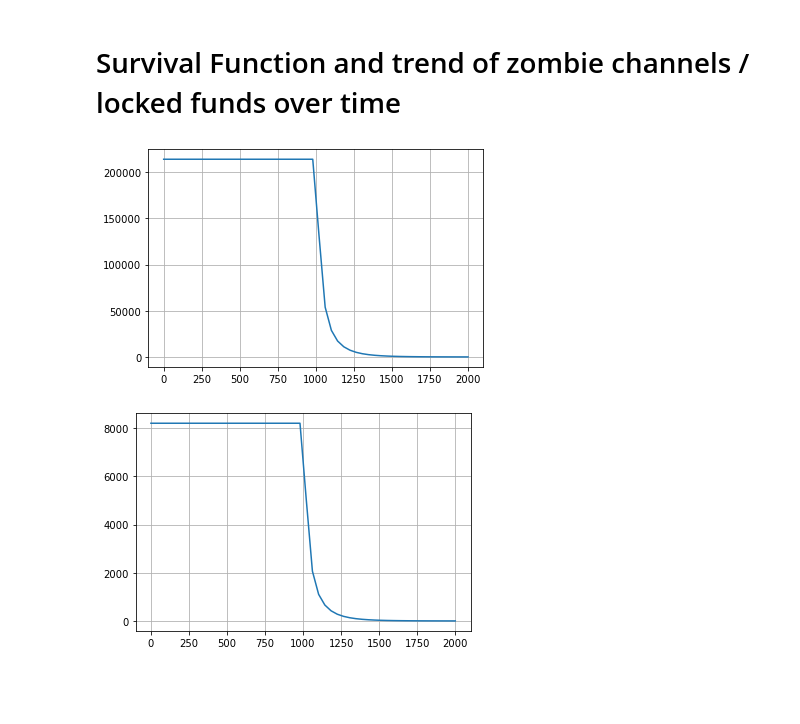
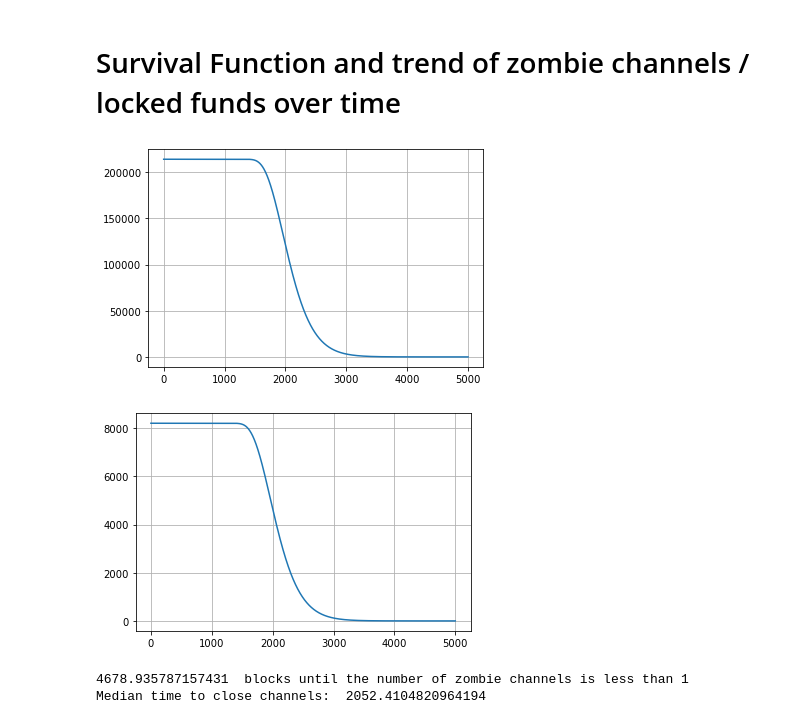
Before and after one commit to CosimoSguanci/Mass-Exit-Attacks-on-LN, a Jupyter notebook: ZombieAttack.ipynb, the cells around one changed output. Cells and saved outputs as stored; diff of their text form; code cells hidden in the pictures; blank space fills up the shorter version.

Commit message:
Added analysis about Zombie Attack

```diff
--- a/ZombieAttack.ipynb
+++ b/ZombieAttack.ipynb
@@ -2,6 +2,7 @@
 # Distribution of the confirmation times
 # %%
 from scipy.stats import invgauss
+#import scipy.integrate as integrate
 import matplotlib.pyplot as plt
 import numpy as np
 import itertools
@@ -9,8 +10,8 @@ import itertools
 fig, ax = plt.subplots()
 ax.grid(True)
 
-# Initial Position in the mempool (in blocks, in this case 5*3000 = 150000 transactions ahead of the one analyzed)
-y = 5
+# Initial Position in the mempool (in blocks)
+y = 109.6
 
 # Arrival rate of transactions with an high fee density
 c = 0.9
@@ -21,10 +22,10 @@ correction = 0.33 # c = 0.9 -> 0.33, c = 0.95 -> 0.35, c = 0.25 -> 0.5
 mu = (y + correction) / (1 - c)
 shape = (y + correction)**2
 
-num_blocks_plot = 2000
+num_blocks_plot = 5000
 
-x = np.linspace(0,num_blocks_plot)
+x = np.linspace(0, num_blocks_plot, num=num_blocks_plot)
 
-plt.plot(x,invgauss.cdf(x, mu/shape, scale=shape))
+plt.plot(x, invgauss.cdf(x, mu/shape, scale=shape))
 plt.show()
 # %% [output]
@@ -34,32 +35,52 @@ plt.show()
 # %%
 initial_num_zombie_channels = 428400 / 2
 initial_locked_BTC = 16422 / 2
 
-def f(x, mu, shape, INIT_VALUE):
+max_survival_time = None
+median_time = None
+
+def f(x, mu, shape, INIT_VALUE, check_max_survival_time, check_median_time):
     if x >= 0 and x <= 1000:
         return INIT_VALUE
     else:
+        global max_survival_time
+        global median_time
+
         sf = invgauss.sf
-        return (sf(x-1000, mu/shape, scale=shape)) * INIT_VALUE
+        sf_value = sf(x-1000, mu/shape, scale=shape)
+        survivedProportion = sf_value * INIT_VALUE
+
+        if check_max_survival_time and survivedProportion < 1 and max_survival_time is None:
+            max_survival_time = x
+
+        if check_median_time and sf_value <= 0.5 and median_time is None:
+            median_time = x
+
+        return survivedProportion
 
 
 # Plotting the number of zombie channels still to be closed, as a function of time
-y = list(map(f, x, itertools.repeat(mu, len(x)), itertools.repeat(shape, len(x)), itertools.repeat(initial_num_zombie_channels, len(x))))
+y = list(map(f, x, itertools.repeat(mu, len(x)), itertools.repeat(shape, len(x)), itertools.repeat(initial_num_zombie_channels, len(x)), itertools.repeat(True, len(x)), itertools.repeat(True, len(x))))
 
 fig, ax = plt.subplots()
 ax.grid(True)
 
 plt.plot(x, y)
 plt.show()
 
 # Plotting the number of locked BTCs, as a function of time
-y = list(map(f, x, itertools.repeat(mu, len(x)), itertools.repeat(shape, len(x)), itertools.repeat(initial_locked_BTC, len(x))))
+y = list(map(f, x, itertools.repeat(mu, len(x)), itertools.repeat(shape, len(x)), itertools.repeat(initial_locked_BTC, len(x)),  itertools.repeat(False, len(x)), itertools.repeat(False, len(x))))
 
 fig, ax = plt.subplots()
 ax.grid(True)
 
 plt.plot(x, y)
 plt.show()
+
+print(max_survival_time, " blocks until the number of zombie channels is less than 1")
+print("Median time to close channels: ", median_time)
 # %% [output]
-[figure, old version]
+[figure, new version]
-[figure, old version]
+[figure, new version]
+4678.935787157431  blocks until the number of zombie channels is less than 1
+Median time to close channels:  2052.4104820964194
```
Also changed, not shown: parts of 6 cells of this notebook.
